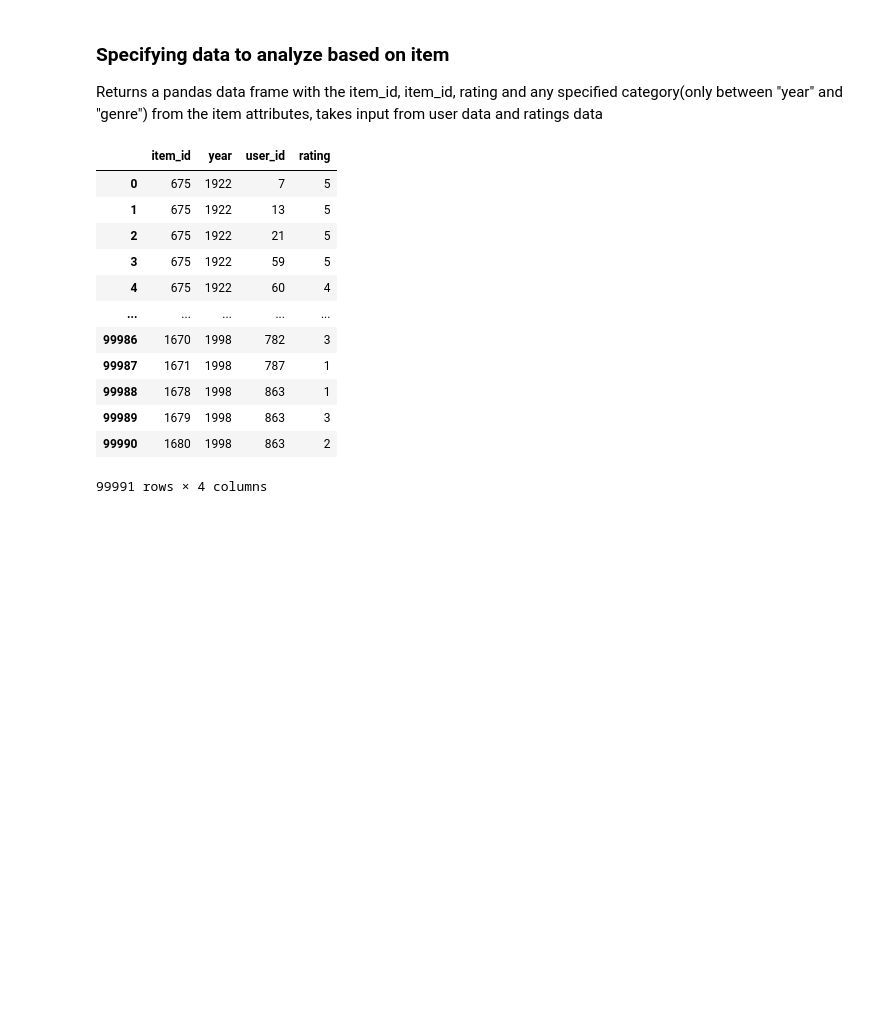
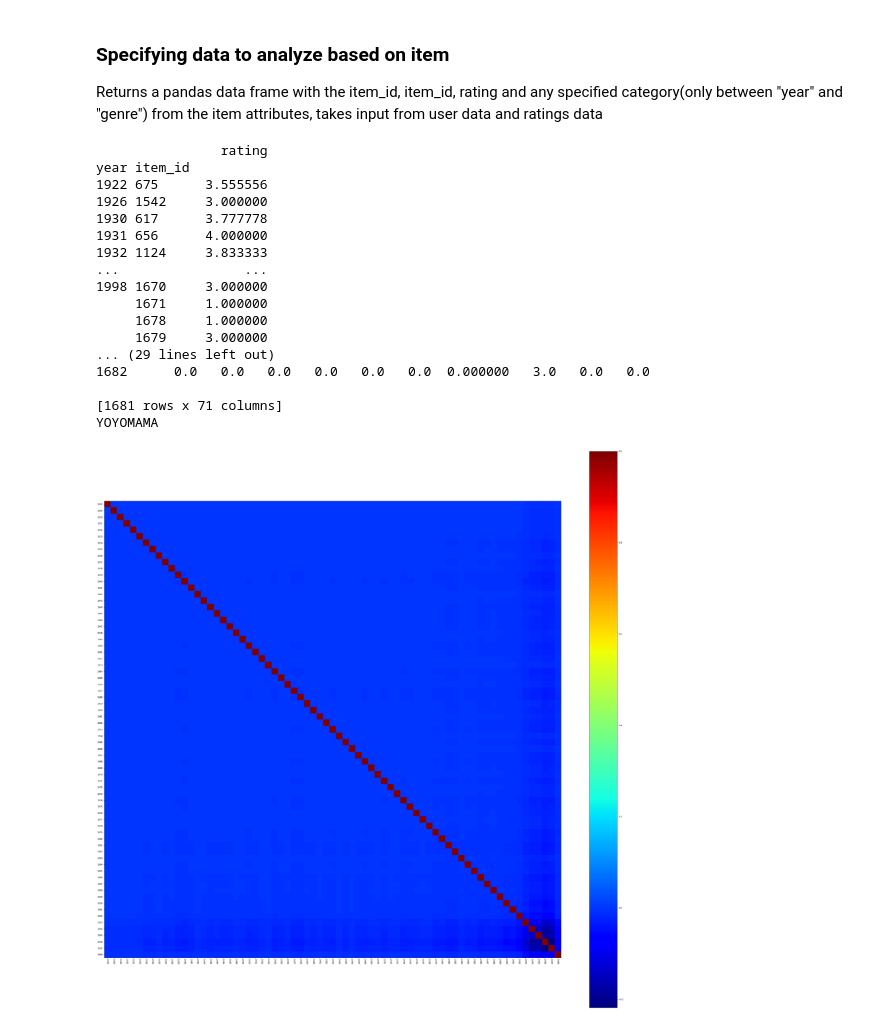
Before and after one commit to Xevenst/MovLensDataSet, a Jupyter notebook: preprocessingEx.ipynb, the cells around one changed output. Cells and saved outputs as stored; diff of their text form; code cells hidden in the pictures; blank space fills up the shorter version.

Commit message:
stash for year

```diff
--- a/preprocessingEx.ipynb
+++ b/preprocessingEx.ipynb
@@ -180,20 +208,34 @@ fuckyou(occup,genderno,gender,'gender',size=(10,10))
 # %% [markdown]
 <h3>Specifying data to analyze based on item</h3>
 Returns a pandas data frame with the item_id, item_id, rating and any specified category(only between "year" and "genre") from the item attributes, takes input from user data and ratings data
-# %%
-occup = pp.specifyByItemData(items, ratings, "year")
-occup
-# %% [output]
-|  | item_id | year | user_id | rating |
-| 0 | 675 | 1922 | 7 | 5 |
-| 1 | 675 | 1922 | 13 | 5 |
-| 2 | 675 | 1922 | 21 | 5 |
-| 3 | 675 | 1922 | 59 | 5 |
-| 4 | 675 | 1922 | 60 | 4 |
-| ... | ... | ... | ... | ... |
-| 99986 | 1670 | 1998 | 782 | 3 |
-| 99987 | 1671 | 1998 | 787 | 1 |
-| 99988 | 1678 | 1998 | 863 | 1 |
-| 99989 | 1679 | 1998 | 863 | 3 |
-| 99990 | 1680 | 1998 | 863 | 2 |
-99991 rows × 4 columns
+# %%
+occup = saveyear = pp.specifyByItemData(items, ratings, "year")
+occup = occup.drop('user_id',axis=1)
+occupone = occup.groupby(by=['year','item_id']).mean()
+print(occupone)
+
+
+
+#saving only the year list
+saveyear = saveyear['year'].drop_duplicates().reset_index().drop('index',axis=1)
+saveyeartext = saveyear['year'].tolist()
+categorySimilarity(occup,saveyeartext,'year',size=(50,50),threshold=0)
+# %% [output]
+                rating
+year item_id
+1922 675      3.555556
+1926 1542     3.000000
+1930 617      3.777778
+1931 656      4.000000
+1932 1124     3.833333
+...                ...
+1998 1670     3.000000
+     1671     1.000000
+     1678     1.000000
+     1679     3.000000
+... (29 lines left out)
+1682      0.0   0.0   0.0   0.0   0.0   0.0  0.000000   3.0   0.0   0.0
+
+[1681 rows x 71 columns]
+YOYOMAMA
+[figure, added]
```
Also changed, not shown: parts of 6 cells of this notebook, 1 other file.
